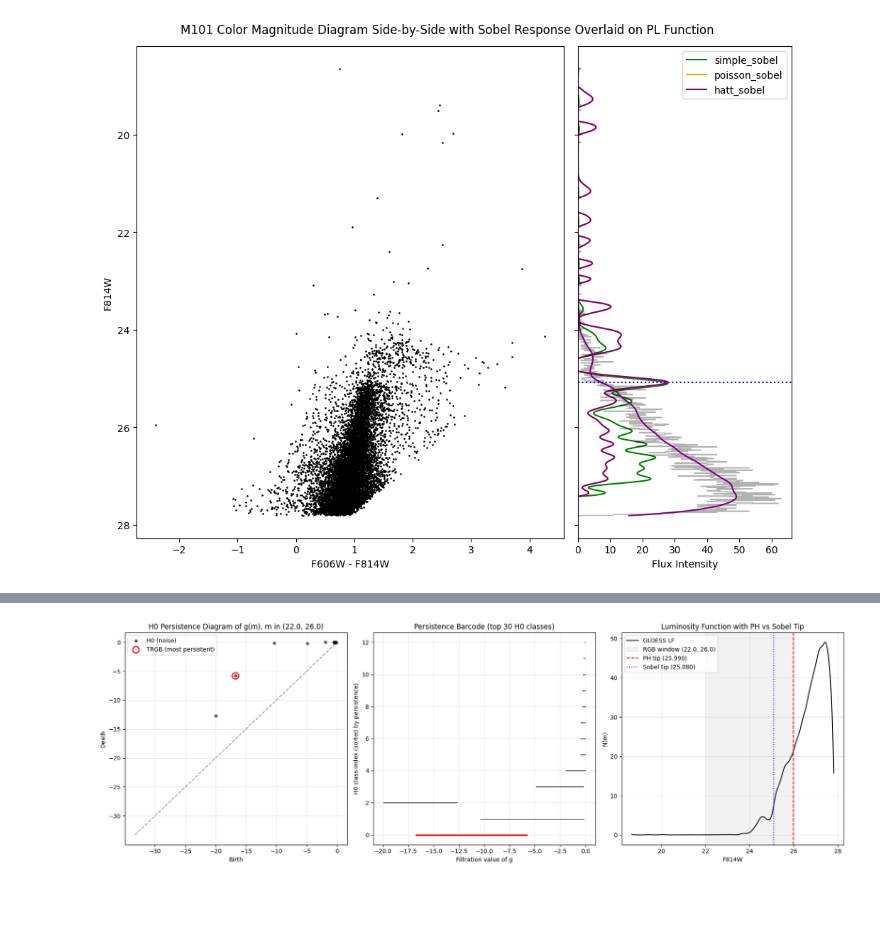
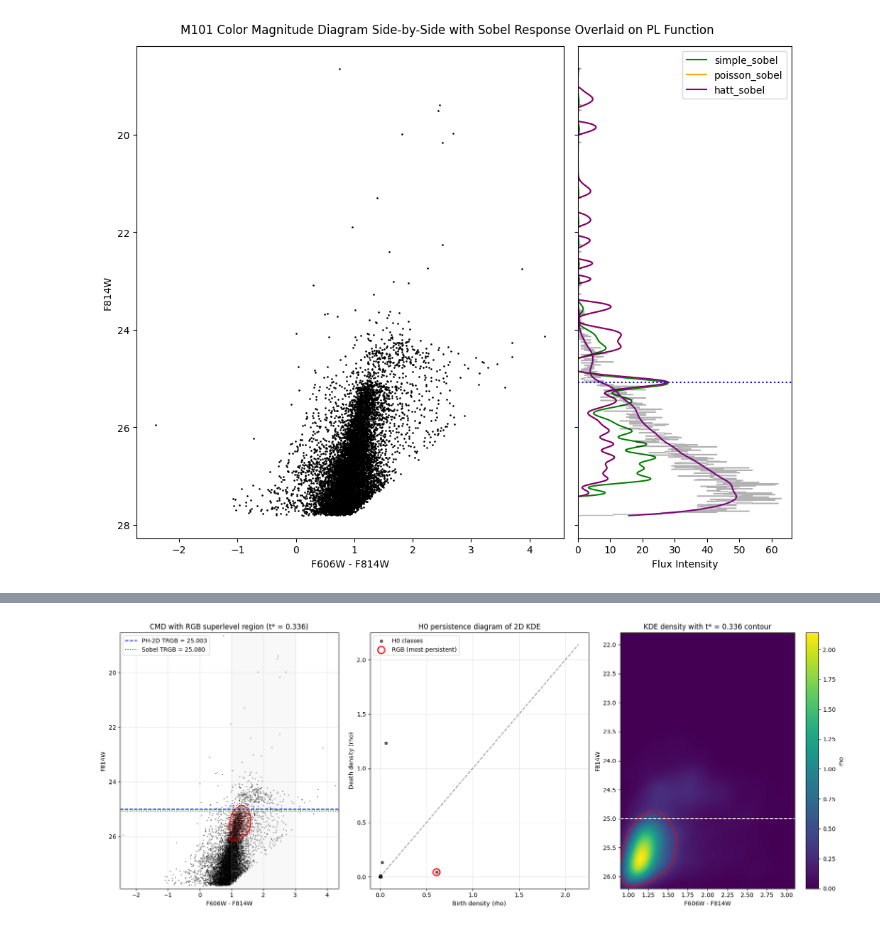
Before and after one commit to gurnoorssandhu/TRGB-Data-Analysis, a Jupyter notebook: analysis.ipynb, the cells around one changed output, grey strips where cells are left out. Drawn from its saved outputs; the diff is of its cells as text; code cells hidden in the pictures; blank space fills up the shorter version.

Commit message:
2d persistent homology on color magnitude diagram

```diff
--- a/analysis.ipynb
+++ b/analysis.ipynb
@@ -245,54 +301,60 @@ RGB_WINDOW = (22.0, 26.0)
 # %%
+tip_mag, t_star, region, h0_pairs, c_edges, m_edges, rho = ph_tip_2d(diff_data, mag_data)
+
+# Sobel reference tip (Hatt) on the 1D LF, for cross-check
 Y, X = gloess(mag_data, 0.10)
-ph_mag, h0_pairs, Xg, g = ph_tip(X, Y, mag_window=RGB_WINDOW)
-
-# Sobel reference tip from Task 3 (Hatt), restricted to the same RGB window
 hatt_resp = hatt_sobel(Y)[1]
 X_hatt = X[2:-2]
 hatt_mask = (X_hatt >= RGB_WINDOW[0]) & (X_hatt <= RGB_WINDOW[1])
 sobel_mag = X_hatt[hatt_mask][np.argmax(hatt_resp[hatt_mask])]
 
-print(f"PH    tip (F814W) = {ph_mag:.3f}")
+print(f"PH-2D tip (F814W) = {tip_mag:.3f}")
 print(f"Sobel tip (F814W) = {sobel_mag:.3f}")
+print(f"t* (plateau threshold) = {t_star:.4g}")
 print(f"Top 5 H0 persistences: {[round(p[2], 4) for p in h0_pairs[:5]]}")
 
-fig, axes = plt.subplots(1, 3, figsize=(18, 6))
+fig, axes = plt.subplots(1, 3, figsize=(18, 7))
 
-births = np.array([p[0] for p in h0_pairs])
-deaths = np.array([p[1] for p in h0_pairs])
-finite = np.isfinite(deaths)
-axes[0].scatter(births[finite], deaths[finite], s=20, color='black', alpha=0.6, label='H0 (noise)')
-if finite.any():
-    top_b, top_d = h0_pairs[0][0], h0_pairs[0][1]
-    axes[0].scatter([top_b], [top_d], s=120, edgecolor='red', facecolor='none', linewidth=2, label='TRGB (most persistent)')
-lo, hi = float(np.min(g)), float(np.max(g))
-axes[0].plot([lo, hi], [lo, hi], 'k--', alpha=0.4)
-axes[0].set_xlabel('Birth')
-axes[0].set_ylabel('Death')
-axes[0].set_title(f'H0 Persistence Diagram of g(m), m in {RGB_WINDOW}')
+# (1) CMD with RGB superlevel region and TRGB line
+axes[0].scatter(diff_data, mag_data, s=0.6, color='black', alpha=0.5)
+axes[0].contour(c_edges, m_edges, region.astype(float), levels=[0.5], colors='red', linewidths=1.5)
+axes[0].contourf(c_edges, m_edges, region.astype(float), levels=[0.5, 1.5], colors=['red'], alpha=0.15)
+axes[0].axhline(tip_mag, color='blue', linestyle='--', lw=1.5, label=f'PH-2D TRGB = {tip_mag:.3f}')
+axes[0].axhline(sobel_mag, color='green', linestyle=':', lw=1.5, label=f'Sobel TRGB = {sobel_mag:.3f}')
+axes[0].axvspan(COLOR_WINDOW[0], COLOR_WINDOW[1], color='gray', alpha=0.05)
+axes[0].set_xlim(diff_data.min() - 0.1, diff_data.max() + 0.1)
+axes[0].set_ylim(mag_data.max() + 0.1, mag_data.min() - 0.1)  # inverted
+axes[0].set_xlabel('F606W - F814W')
+axes[0].set_ylabel('F814W')
+axes[0].set_title(f'CMD with RGB superlevel region (t* = {t_star:.3g})')
 axes[0].legend()
 axes[0].grid(True, alpha=0.3)
 
-for i, (b, d, p, _) in enumerate(h0_pairs[:30]):
-    if not np.isfinite(d):
-        continue
-    color = 'red' if i == 0 else 'black'
-    lw = 2.5 if i == 0 else 1.0
-    axes[1].plot([b, d], [i, i], color=color, lw=lw)
-axes[1].set_xlabel('Filtration value of g')
-axes[1].set_ylabel('H0 class index (sorted by persistence)')
-axes[1].set_title('Persistence Barcode (top 30 H0 classes)')
+# (2) Persistence diagram of H0 on rho
+births = np.array([p[0] for p in h0_pairs])
+deaths = np.array([p[1] for p in h0_pairs])
+axes[1].scatter(births, deaths, s=20, color='black', alpha=0.6, label='H0 classes')
+if len(h0_pairs):
+    axes[1].scatter([h0_pairs[0][0]], [h0_pairs[0][1]], s=140, edgecolor='red',
+                    facecolor='none', linewidth=2, label='RGB (most persistent)')
+lo = 0.0
+hi = float(rho.max())
+axes[1].plot([lo, hi], [lo, hi], 'k--', alpha=0.4)
+axes[1].set_xlabel('Birth density (rho)')
+axes[1].set_ylabel('Death density (rho)')
+axes[1].set_title('H0 persistence diagram of 2D KDE')
+axes[1].legend()
 axes[1].grid(True, alpha=0.3)
 
-axes[2].plot(X, Y, color='black', label='GLOESS LF')
-axes[2].axvspan(RGB_WINDOW[0], RGB_WINDOW[1], color='gray', alpha=0.1, label=f'RGB window {RGB_WINDOW}')
-axes[2].axvline(ph_mag, color='red', linestyle='--', label=f'PH tip ({ph_mag:.3f})')
-axes[2].axvline(sobel_mag, color='blue', linestyle=':', label=f'Sobel tip ({sobel_mag:.3f})')
-axes[2].set_xlabel('F814W')
-axes[2].set_ylabel('N(m)')
-axes[2].set_title('Luminosity Function with PH vs Sobel Tip')
-axes[2].legend()
-axes[2].grid(True, alpha=0.3)
+# (3) KDE density map with TRGB line
+im = axes[2].pcolormesh(c_edges, m_edges, rho, shading='auto', cmap='viridis')
+axes[2].contour(c_edges, m_edges, rho, levels=[t_star], colors='red', linewidths=1.2)
+axes[2].axhline(tip_mag, color='white', linestyle='--', lw=1.5)
+axes[2].yaxis.set_inverted(True)
+axes[2].set_xlabel('F606W - F814W')
+axes[2].set_ylabel('F814W')
+axes[2].set_title(f'KDE density with t* = {t_star:.3g} contour')
+fig.colorbar(im, ax=axes[2], label='rho')
 
 fig.tight_layout()
 fig.savefig('TRGB Persistent Homology Diagnostic')
@@ -303,3 +366,3 @@ Top 5 H0 persistences: [np.float64(10.9129), np.float64(10.242), np.float64(7.25
-[figure, old version]
+[figure, new version]
 # %%
 rng = np.random.default_rng(42)
```
Also changed, not shown: parts of 5 cells of this notebook, 3 other files.
